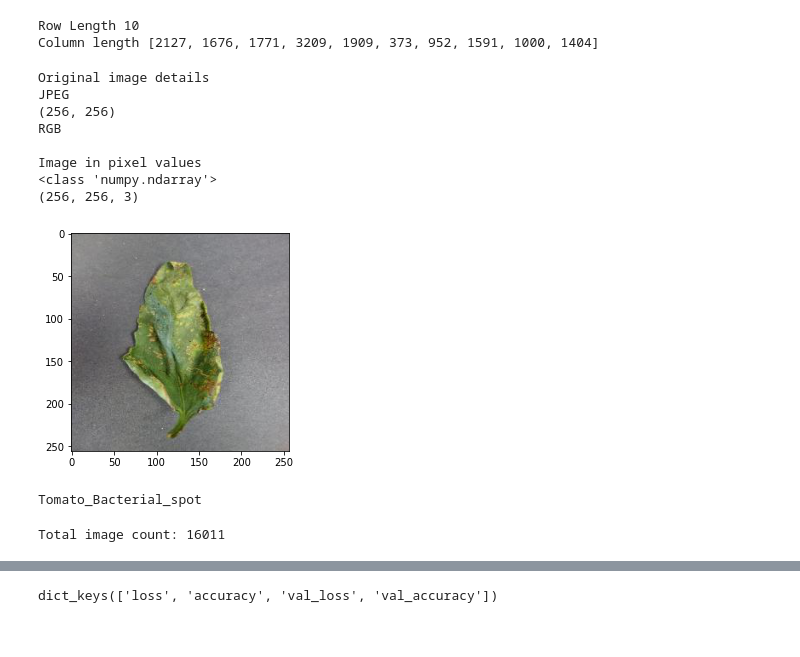
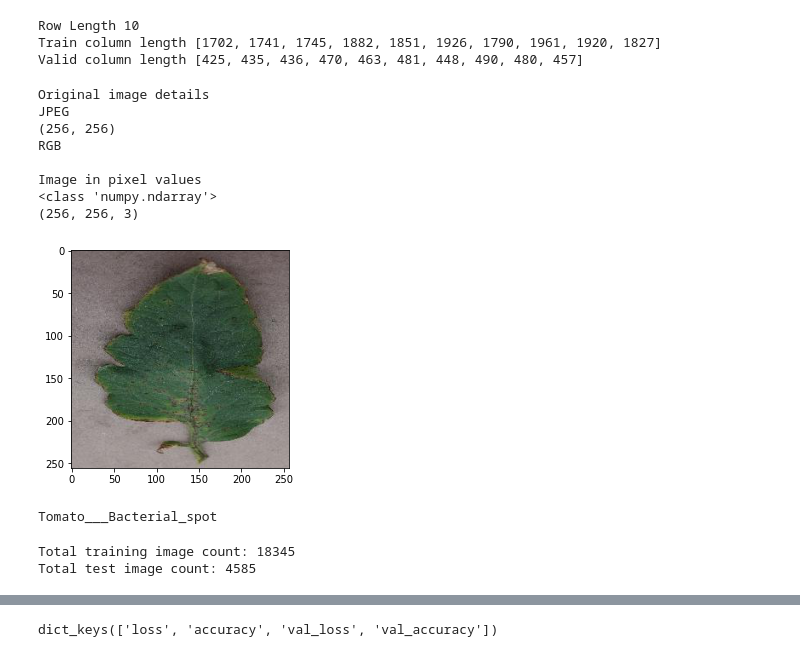
Before and after one commit to ivychung/plant-ML, a Jupyter notebook: AlexNet_10_classes.ipynb, the cells around one changed output, grey strips where cells are left out. Drawn from its saved outputs; the diff is of its cells as text; code cells hidden in the pictures.

Commit message:
Working and tested with different batch sizes

```diff
--- a/AlexNet_10_classes.ipynb
+++ b/AlexNet_10_classes.ipynb
@@ -60,8 +60,10 @@ Drive already mounted at /content/drive; to attempt to forcibly remount, call dr
 # %%
 # Extract the dataset zip file
-dataset_name = 'PlantVillage'
+dataset_name = 'Tomato Disease Dataset'
 drive_dataset_address = '/content/drive/Shareddrives/Anoushka && Ivy/Senior Design 2021_2022_Ivy and Anoushka/dataset/'
 working_dataset_address = os.path.join('/tmp/', dataset_name)
+train_dataset_address = os.path.join(working_dataset_address, 'train')
+valid_dataset_address = os.path.join(working_dataset_address, 'valid')
 
 zip_ref = zipfile.ZipFile(drive_dataset_address + dataset_name + '.zip', 'r')
 zip_ref.extractall('/tmp/') # Extracts the files into the appropriate folder
@@ -84,8 +103,14 @@ def read_filenames(dir_path, file_bool = True):
 # %%
-# getting classes
-classes = read_filenames(working_dataset_address,file_bool = False)
+classes = ['Tomato___Bacterial_spot',
+ 'Tomato___Spider_mites Two-spotted_spider_mite',
+ 'Tomato___Septoria_leaf_spot',
+ 'Tomato___Leaf_Mold',
+ 'Tomato___Late_blight',
+ 'Tomato___healthy',
+ 'Tomato___Tomato_mosaic_virus',
+ 'Tomato___Tomato_Yellow_Leaf_Curl_Virus',
+ 'Tomato___Early_blight',
+ 'Tomato___Target_Spot']
 
 # global variables to keep track of how many classes we have
 CLASS_SIZE = len(classes)
-
-classes
@@ -103,76 +117,95 @@ classes
 # %%
 # Collect all image names
-img_names = [read_filenames(os.path.join(working_dataset_address, classes[i])) for i in range(CLASS_SIZE)]
+train_img_names = [read_filenames(os.path.join(train_dataset_address, classes[i])) for i in range(CLASS_SIZE)]
+valid_img_names = [read_filenames(os.path.join(valid_dataset_address, classes[i])) for i in range(CLASS_SIZE)]
 
 # Row length should be the number of classes
-print("Row Length", len(img_names))
+print("Row Length", len(train_img_names))
 
 # collect each column length
-row_lengths = []
+train_row_lengths = []
+valid_row_lengths = []
 for i in range(CLASS_SIZE):
-  row_lengths.append(len(img_names[i]))
+  train_row_lengths.append(len(train_img_names[i]))
+  valid_row_lengths.append(len(valid_img_names[i]))
 
-print("Column length", row_lengths)
+print("Train column length", train_row_lengths)
+print("Valid column length", valid_row_lengths)
 # %% [output]
 Row Length 10
-Column length [2127, 1676, 1771, 3209, 1909, 373, 952, 1591, 1000, 1404]
+Train column length [1702, 1741, 1745, 1882, 1851, 1926, 1790, 1961, 1920, 1827]
+Valid column length [425, 435, 436, 470, 463, 481, 448, 490, 480, 457]
 # %%
 # checking image processing with one image
-img_path = os.path.join(working_dataset_address, classes[0], img_names[0][1])
+img_path = os.path.join(train_dataset_address, classes[0], train_img_names[0][1])
 
 # reading the image
 image = Image.open(img_path)
 
 # summarize original image details
 print("Original image details")
 print(image.format)
 print(image.size)
 print(image.mode)
 
 # convert image to numpy array of pixel values
 data = asarray(image)
 
 # summarize converted image details
 print("\nImage in pixel values")
 print(type(data))
 print(data.shape, "\n")
 
 plt.imshow(data)
 plt.show()
 print("\n" + classes[0])
 # %% [output]
 Original image details
 JPEG
 (256, 256)
 RGB
 
 Image in pixel values
 <class 'numpy.ndarray'>
 (256, 256, 3)
-[figure, old version]
+[figure, new version]
-Tomato_Bacterial_spot
+Tomato___Bacterial_spot
 # %%
-# making a np array of the images in pixel values
-x = []
-y = []
+# making np array of the images in pixel values
+x_train = []
+y_train = []
+x_test = []
+y_test = []
 
 for i in range(CLASS_SIZE):
-  for j in range(len(img_names[i])):
-    img_path = os.path.join(working_dataset_address, classes[i], img_names[i][j])
+  for j in range(len(train_img_names[i])):
+    img_path = os.path.join(train_dataset_address, classes[i], train_img_names[i][j])
     try:
       img = Image.open(img_path)
       data = asarray(img) # convert image to numpy array
-      x.append(data)
-      y.append(classes[i])
+      x_train.append(data)
+      y_train.append(classes[i])
+    except:
+      pass
+  for k in range(len(valid_img_names[i])):
+    img_path = os.path.join(valid_dataset_address, classes[i], valid_img_names[i][k])
+    try:
+      img = Image.open(img_path)
+      data = asarray(img) # convert image to numpy array
+      x_test.append(data)
+      y_test.append(classes[i])
     except:
       pass
 
-image_count = len(x)
-print("Total image count:", image_count)
-x = np.asarray(x)
-y = np.asarray(y)
+print("Total training image count:", len(x_train))
+print("Total test image count:", len(x_test))
+x_train = np.asarray(x_train)
+x_test = np.asarray(x_test)
+y_train = np.asarray(y_train).ravel()
+y_test = np.asarray(y_test).ravel()
 # %% [output]
-Total image count: 16011
+Total training image count: 18345
+Total test image count: 4585
 # %%
 # convert our data vectors to the desired format
 # Our x data vectors are four-dimensional, just as we wanted
```
Also changed, not shown: parts of 31 cells of this notebook.
